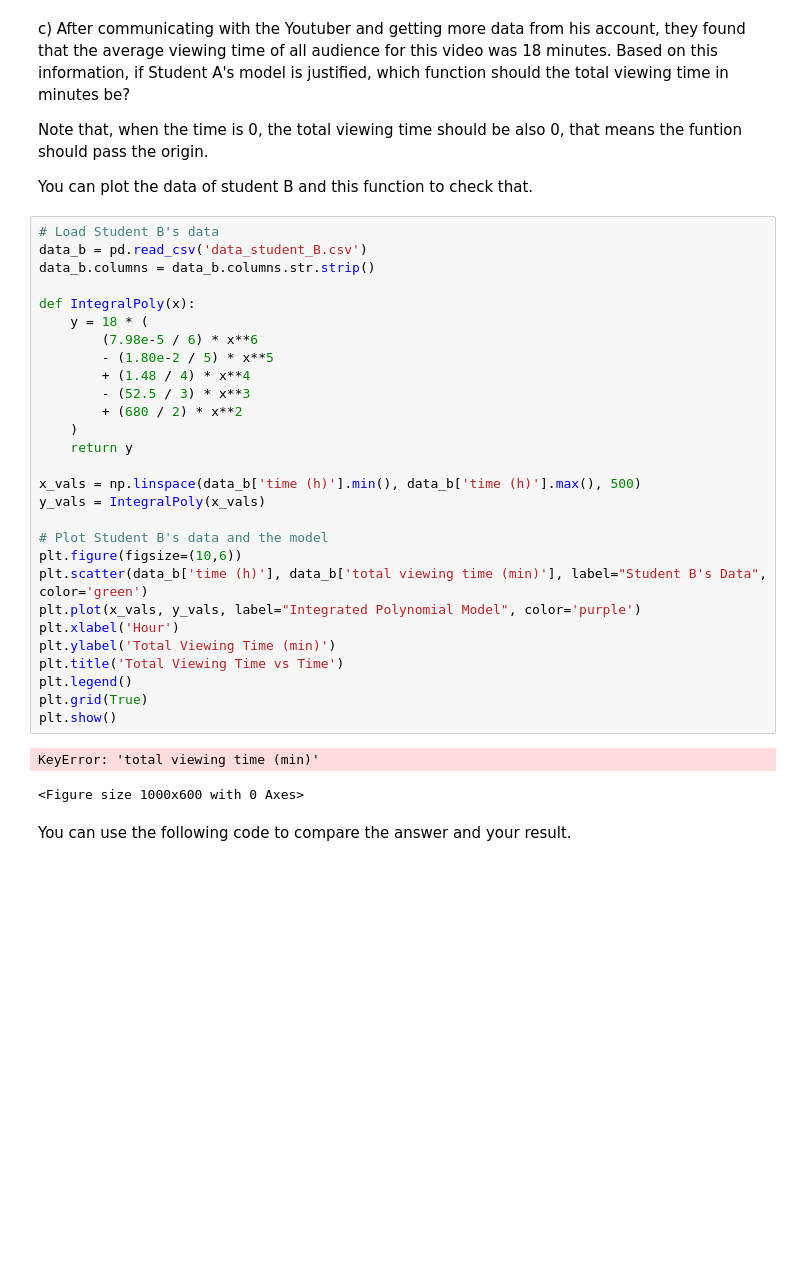
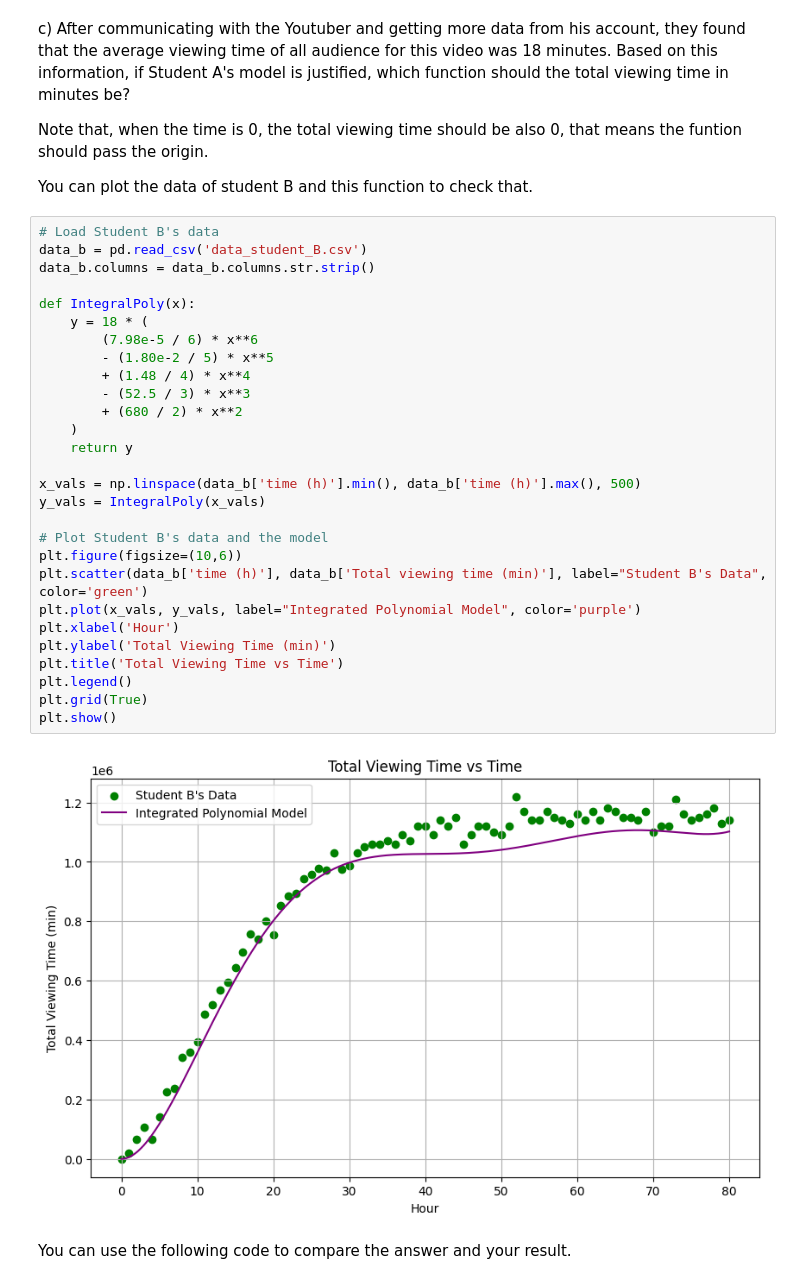
Before and after one commit to Lenap0911/computational-thinking-week-individual-14643243, a Jupyter notebook: challenge_calculus/Review_Calculus.ipynb, the cells around one changed output. Drawn from its saved outputs; the diff is of its cells as text; blank space fills up the shorter version.

```diff
--- a/challenge_calculus/Review_Calculus.ipynb
+++ b/challenge_calculus/Review_Calculus.ipynb
@@ -109,34 +109,33 @@ You can plot the data of student B and this function to check that.
 # %%
 # Load Student B's data
 data_b = pd.read_csv('data_student_B.csv')
 data_b.columns = data_b.columns.str.strip()
 
 def IntegralPoly(x):
     y = 18 * (
         (7.98e-5 / 6) * x**6
         - (1.80e-2 / 5) * x**5
         + (1.48 / 4) * x**4
         - (52.5 / 3) * x**3
         + (680 / 2) * x**2
     )
     return y
 
 x_vals = np.linspace(data_b['time (h)'].min(), data_b['time (h)'].max(), 500)
 y_vals = IntegralPoly(x_vals)
 
 # Plot Student B's data and the model
 plt.figure(figsize=(10,6))
-plt.scatter(data_b['time (h)'], data_b['total viewing time (min)'], label="Student B's Data", color='green')
+plt.scatter(data_b['time (h)'], data_b['Total viewing time (min)'], label="Student B's Data", color='green')
 plt.plot(x_vals, y_vals, label="Integrated Polynomial Model", color='purple')
 plt.xlabel('Hour')
 plt.ylabel('Total Viewing Time (min)')
 plt.title('Total Viewing Time vs Time')
 plt.legend()
 plt.grid(True)
 plt.show()
 # %% [output]
-KeyError: 'total viewing time (min)'
-<Figure size 1000x600 with 0 Axes>
+[figure, added]
 # %% [markdown]
 You can use the following code to compare the answer and your result.
 # %%
```
